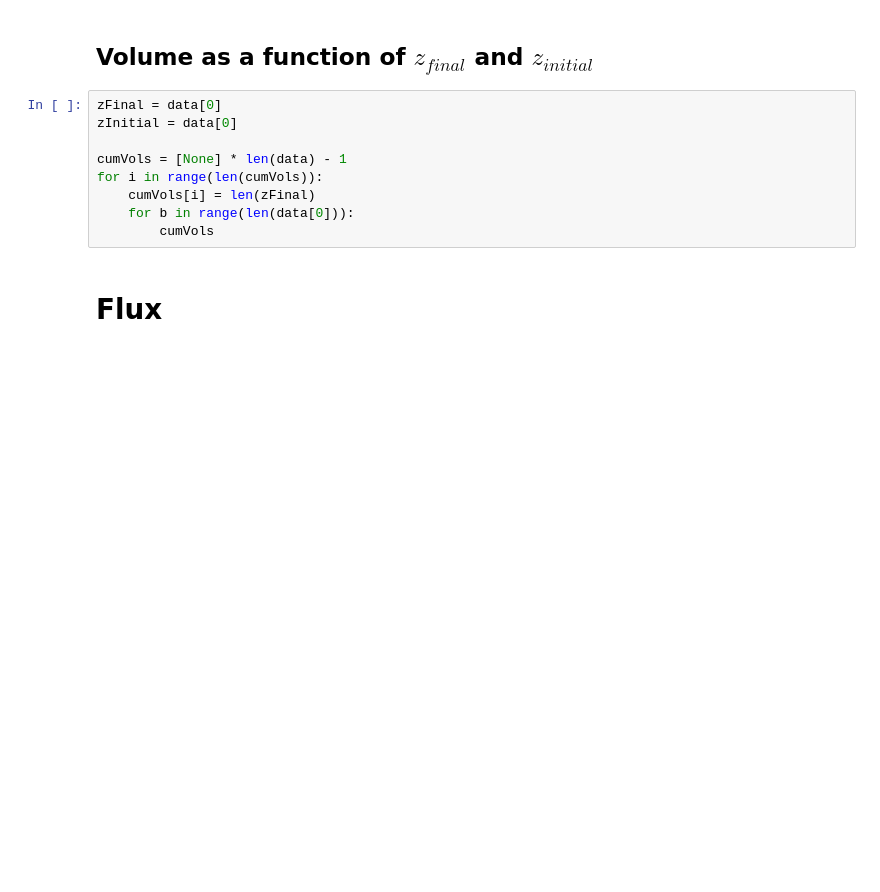
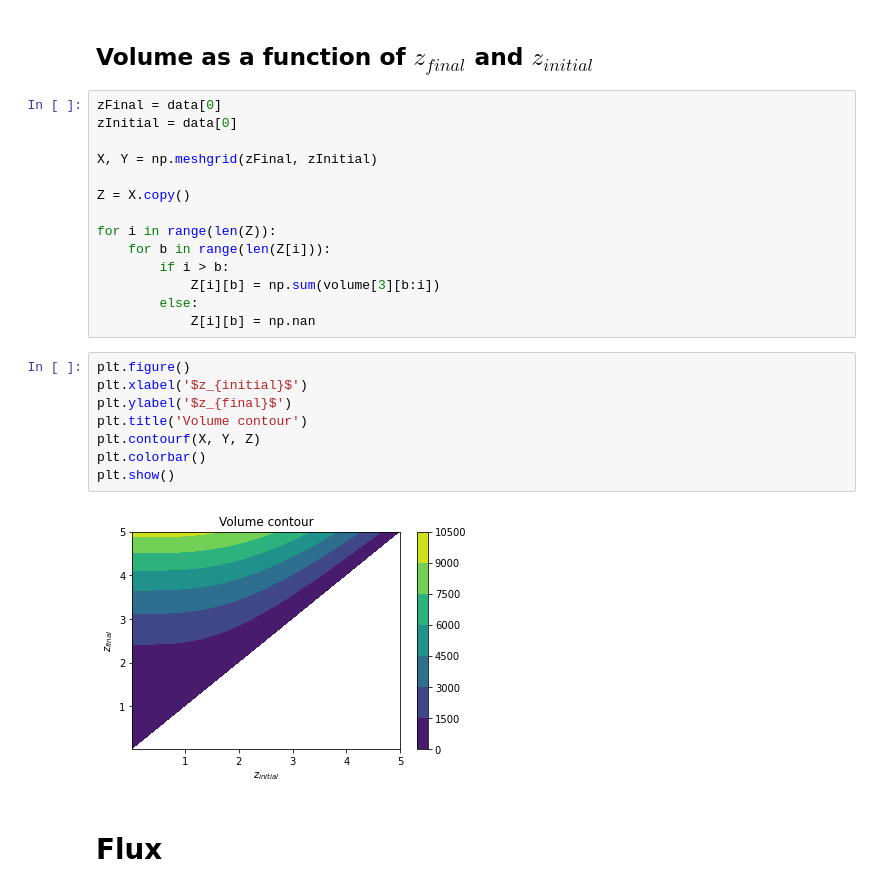
Before and after one commit to carle13/Galaxy-clusters-number-counts, a Jupyter notebook: analysis.ipynb, the cells around one changed output. Cells and saved outputs as stored; diff of their text form; blank space fills up the shorter version.

Commit message:
Contour

```diff
--- a/analysis.ipynb
+++ b/analysis.ipynb
@@ -119,15 +119,30 @@ plt.show()
 [figure]
 # %% [markdown]
 ## Volume as a function of $z_{final}$ and $z_{initial}$
-# %%
-zFinal = data[0]
-zInitial = data[0]
-
-cumVols = [None] * len(data) - 1
-for i in range(len(cumVols)):
-	cumVols[i] = len(zFinal)
-	for b in range(len(data[0])):
-		cumVols
+# %%
+zFinal = data[0]
+zInitial = data[0]
+
+X, Y = np.meshgrid(zFinal, zInitial)
+
+Z = X.copy()
+
+for i in range(len(Z)):
+	for b in range(len(Z[i])):
+		if i > b:
+			Z[i][b] = np.sum(volume[3][b:i])
+		else:
+			Z[i][b] = np.nan
+# %%
+plt.figure()
+plt.xlabel('$z_{initial}$')
+plt.ylabel('$z_{final}$')
+plt.title('Volume contour')
+plt.contourf(X, Y, Z)
+plt.colorbar()
+plt.show()
+# %% [output]
+[figure, added]
 # %% [markdown]
 # Flux
 # %%
```
